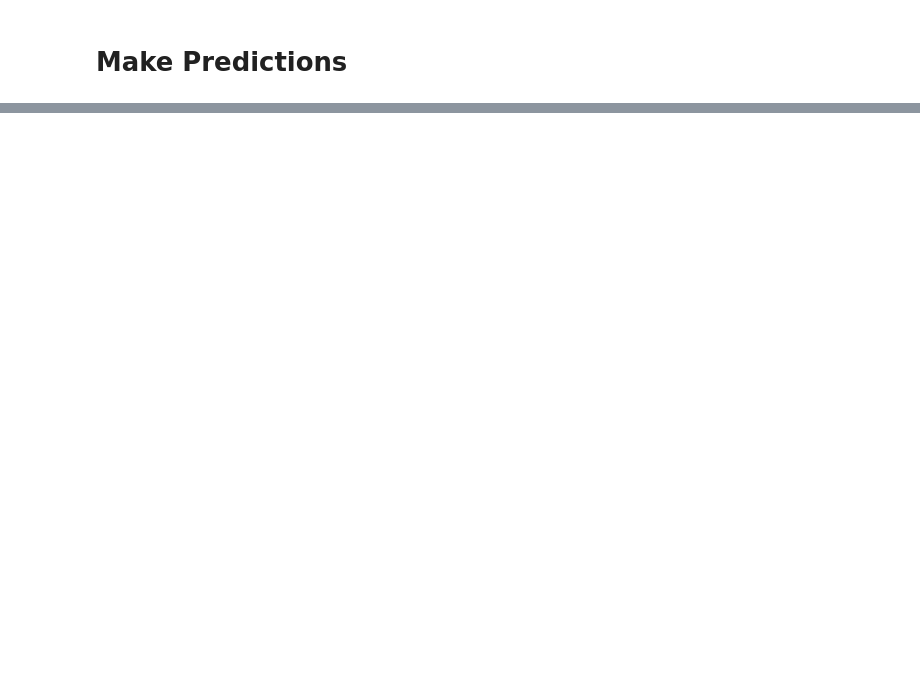
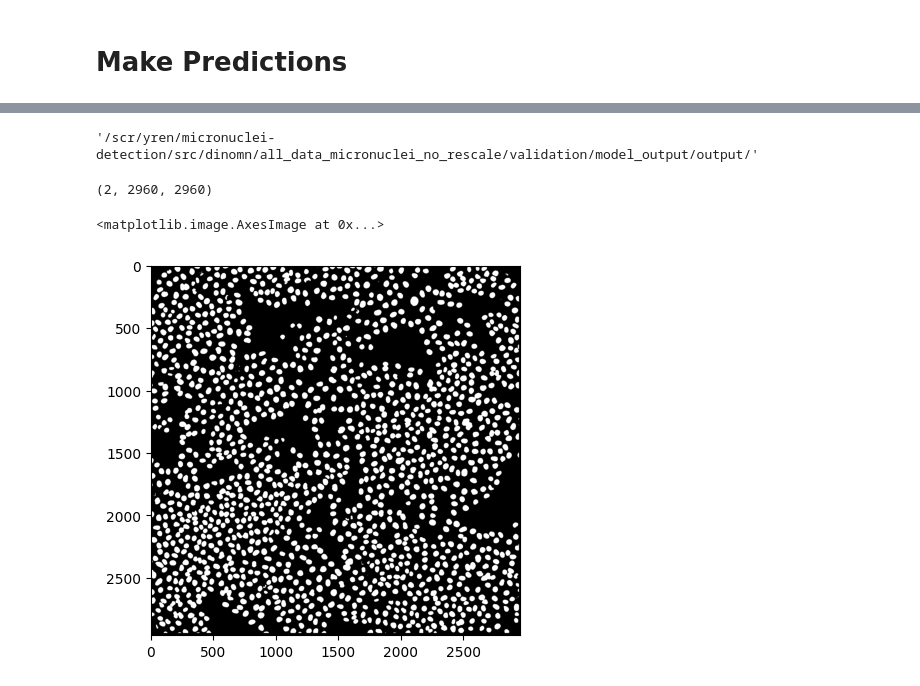
Before and after one commit to CaicedoLab/micronuclei-detection, a Jupyter notebook: src/dinomn/prediction.ipynb, the cells around one changed output, grey strips where cells are left out. Saved outputs shown, nothing was run; the diff lists cells and outputs as text; code cells hidden in the pictures; blank space fills up the shorter version.

```diff
--- a/src/dinomn/prediction.ipynb
+++ b/src/dinomn/prediction.ipynb
@@ -76,3 +85,32 @@ probabilities = model.predict(im[:,:,0], stride=1, step=STEP, batch_size=BATCH_S
+# %%
+predictions_dir = DIRECTORY.replace('train', 'validation') + OUTPUT_DIR
+predictions_dir
+# %% [output]
+'/scr/yren/micronuclei-detection/src/dinomn/all_data_micronuclei_no_rescale/validation/model_output/output/'
+# %%
+print(probabilities.shape)
+# %% [output]
+(2, 2960, 2960)
+# %%
+validation_file = image.replace('.phenotype.tif', 'phenotype_outlines.png')
+mn_filename = predictions_dir + validation_file.replace('phenotype_outlines.png','_mn_probabilities')
+n_filename = predictions_dir + validation_file.replace('phenotype_outlines.png','_nuc_probabilities')
+mn_pred = probabilities[0,:,:] > THRESHOLD
+n_pred = probabilities[1,:,:] > THRESHOLD
+
+labeled_mn = skimage.morphology.label(mn_pred)
+labeled_mn = np.asarray(labeled_mn, dtype='uint16')
+
+labeled_n = skimage.morphology.label(n_pred)
+labeled_n = np.asarray(labeled_n, dtype='uint16')
+
+np.save(mn_filename, labeled_mn)
+np.save(n_filename, labeled_n)
+# %%
+plt.imshow(labeled_n > 0, cmap='gray')
+# %% [output]
+<matplotlib.image.AxesImage at 0x...>
+[figure, added]
 # %%
 print(probabilities.shape)
 nuc_pred = probabilities[1,:,:] > 0.5
```
Also changed, not shown: parts of 12 cells of this notebook, 3 other files.
